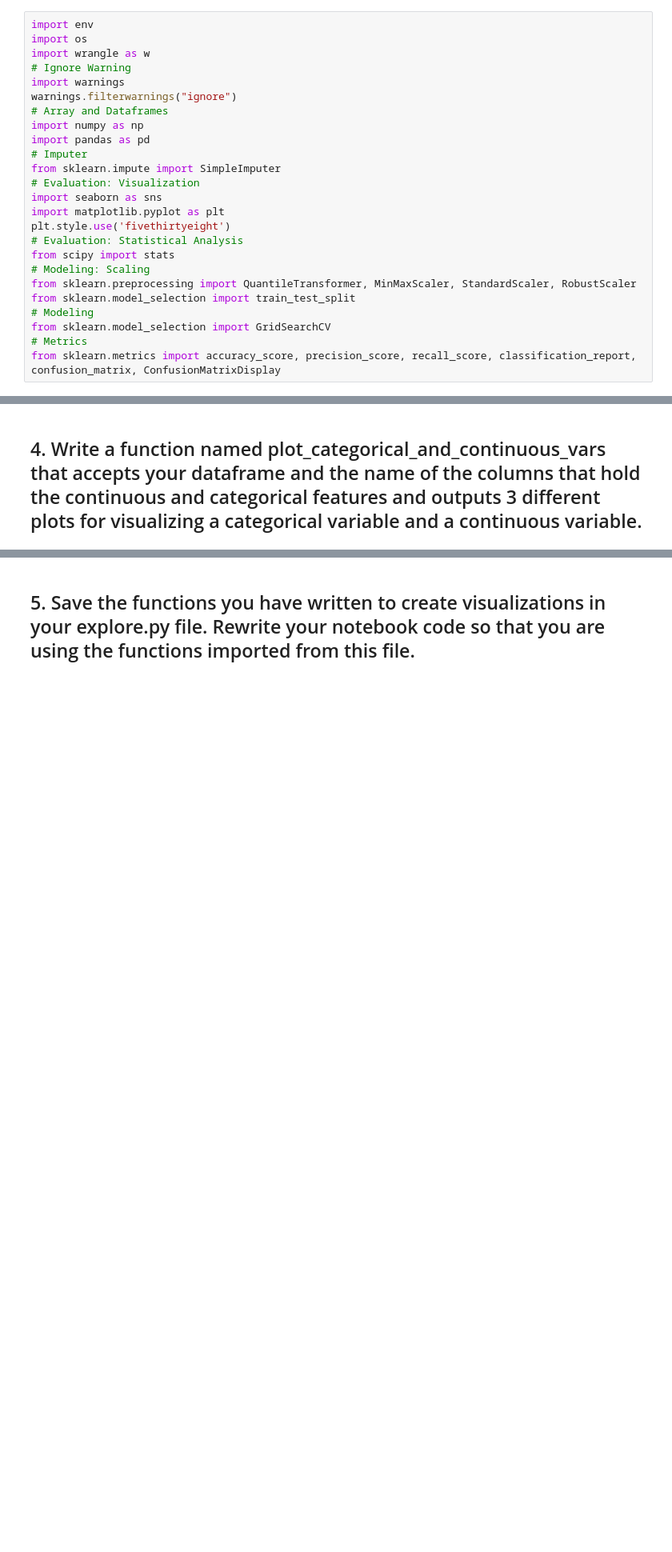
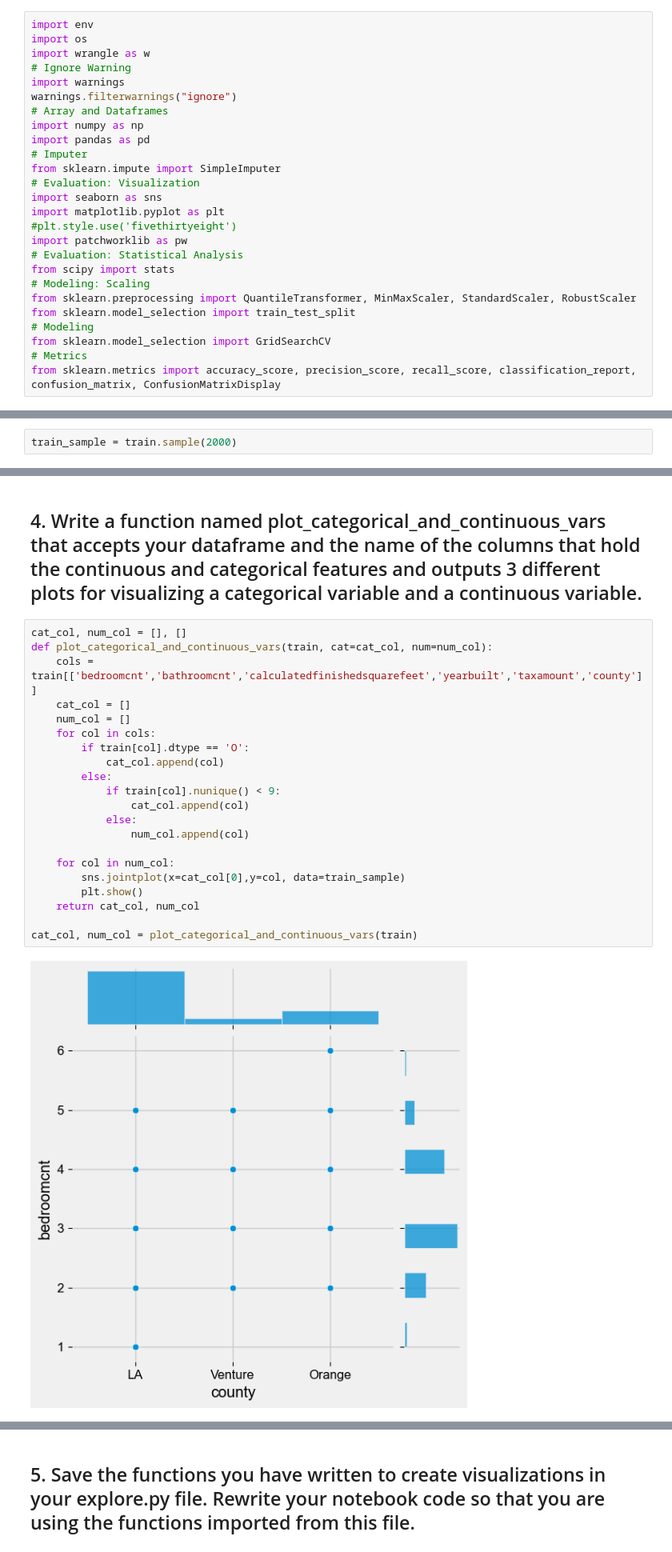
Before and after one commit to jeremiah-toribio/regression-exercises, a Jupyter notebook: explore.ipynb, the cells around one changed output, grey strips where cells are left out. Shown at 80% size. Saved outputs shown, nothing was run; the diff lists cells and outputs as text; blank space fills up the shorter version.

```diff
--- a/explore.ipynb
+++ b/explore.ipynb
@@ -13,7 +13,8 @@ from sklearn.impute import SimpleImputer
 # Evaluation: Visualization
 import seaborn as sns
 import matplotlib.pyplot as plt
-plt.style.use('fivethirtyeight')
+#plt.style.use('fivethirtyeight')
+import patchworklib as pw
 # Evaluation: Statistical Analysis
 from scipy import stats
 # Modeling: Scaling
@@ -50,0 +77,2 @@ train, validate, test = w.splitter(zillow)
+# %%
+train_sample = train.sample(2000)
@@ -51,2 +87,25 @@ train, validate, test = w.splitter(zillow)
 # %% [markdown]
 ## 4. Write a function named plot_categorical_and_continuous_vars that accepts your dataframe and the name of the columns that hold the continuous and categorical features and outputs 3 different plots for visualizing a categorical variable and a continuous variable.
+# %%
+cat_col, num_col = [], []
+def plot_categorical_and_continuous_vars(train, cat=cat_col, num=num_col):
+    cols = train[['bedroomcnt','bathroomcnt','calculatedfinishedsquarefeet','yearbuilt','taxamount','county']]
+    cat_col = []
+    num_col = []
+    for col in cols:
+        if train[col].dtype == 'O':
+            cat_col.append(col)
+        else:
+            if train[col].nunique() < 9:
+                cat_col.append(col)
+            else:
+                num_col.append(col)
+
+    for col in num_col:
+        sns.jointplot(x=cat_col[0],y=col, data=train_sample)
+        plt.show()
+    return cat_col, num_col
+
+cat_col, num_col = plot_categorical_and_continuous_vars(train)
+# %% [output]
+[figure, added]
```
Also changed, not shown: parts of 10 cells of this notebook, 4 other files.
